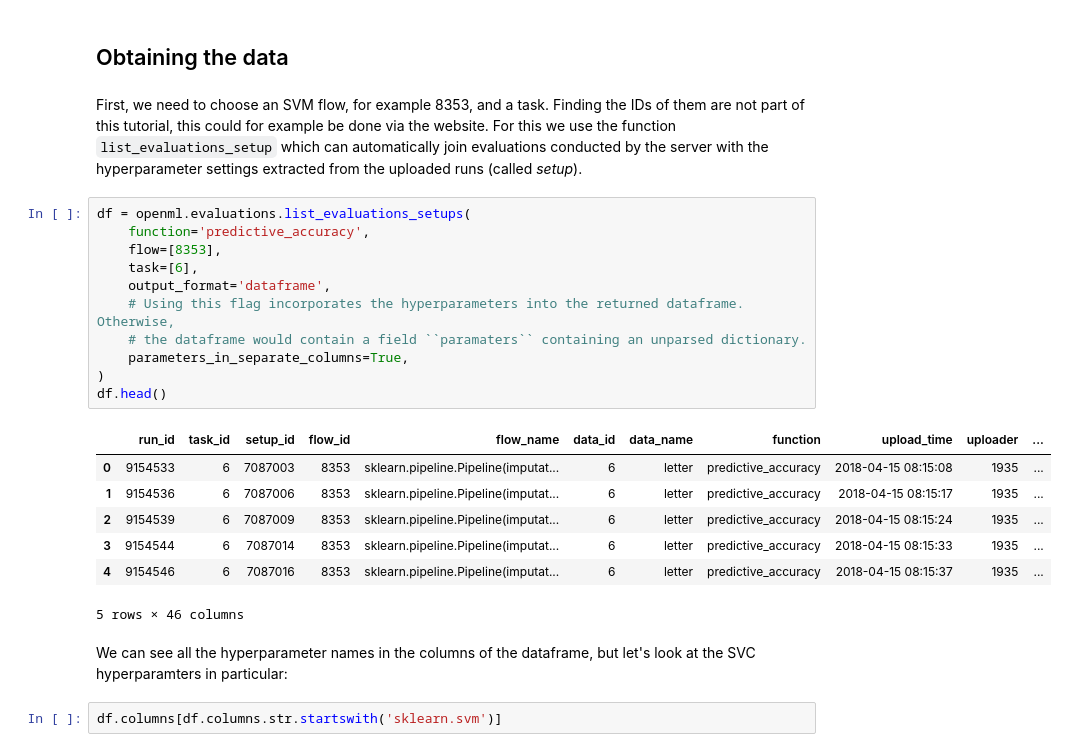
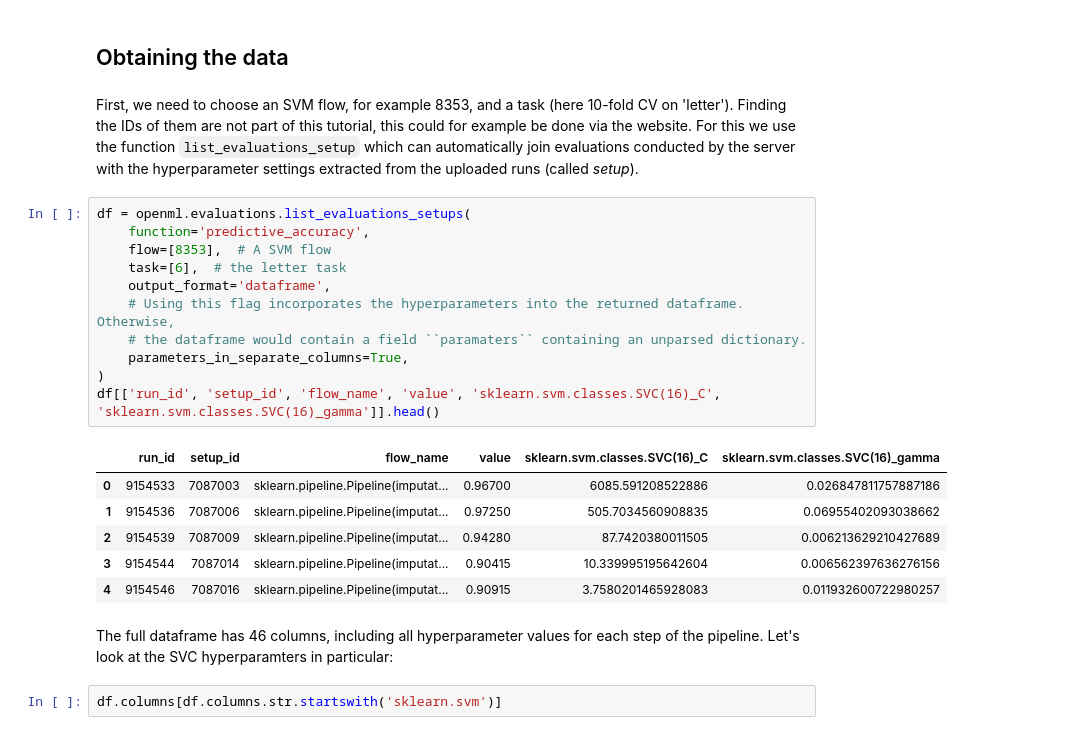
Before and after one commit to PGijsbers/Talks, a Jupyter notebook: odsc/2_OpenML_PlottingHyperparameterSurface.ipynb, the cells around one changed output. Cells and saved outputs as stored; diff of their text form.

```diff
--- a/odsc/2_OpenML_PlottingHyperparameterSurface.ipynb
+++ b/odsc/2_OpenML_PlottingHyperparameterSurface.ipynb
@@ -12,7 +12,7 @@ import numpy as np
 # %% [markdown]
 ## Obtaining the data
 # %% [markdown]
-First, we need to choose an SVM flow, for example 8353, and a task.
+First, we need to choose an SVM flow, for example 8353, and a task (here 10-fold CV on 'letter').
 Finding the IDs of them are not part of this tutorial, this could for example be done via the website.
 For this we use the function ``list_evaluations_setup`` which can automatically join
 evaluations conducted by the server with the hyperparameter settings extracted from the
@@ -20,24 +20,23 @@ uploaded runs (called *setup*).
 # %%
 df = openml.evaluations.list_evaluations_setups(
     function='predictive_accuracy',
-    flow=[8353],
-    task=[6],
+    flow=[8353],  # A SVM flow
+    task=[6],  # the letter task
     output_format='dataframe',
     # Using this flag incorporates the hyperparameters into the returned dataframe. Otherwise,
     # the dataframe would contain a field ``paramaters`` containing an unparsed dictionary.
     parameters_in_separate_columns=True,
 )
-df.head()
+df[['run_id', 'setup_id', 'flow_name', 'value', 'sklearn.svm.classes.SVC(16)_C', 'sklearn.svm.classes.SVC(16)_gamma']].head()
 # %% [output]
-|  | run_id | task_id | setup_id | flow_id | flow_name | data_id | data_name | function | upload_time | uploader | ... |
-| 0 | 9154533 | 6 | 7087003 | 8353 | sklearn.pipeline.Pipeline(imputat... | 6 | letter | predictive_accuracy | 2018-04-15 08:15:08 | 1935 | ... |
-| 1 | 9154536 | 6 | 7087006 | 8353 | sklearn.pipeline.Pipeline(imputat... | 6 | letter | predictive_accuracy | 2018-04-15 08:15:17 | 1935 | ... |
-| 2 | 9154539 | 6 | 7087009 | 8353 | sklearn.pipeline.Pipeline(imputat... | 6 | letter | predictive_accuracy | 2018-04-15 08:15:24 | 1935 | ... |
-| 3 | 9154544 | 6 | 7087014 | 8353 | sklearn.pipeline.Pipeline(imputat... | 6 | letter | predictive_accuracy | 2018-04-15 08:15:33 | 1935 | ... |
-| 4 | 9154546 | 6 | 7087016 | 8353 | sklearn.pipeline.Pipeline(imputat... | 6 | letter | predictive_accuracy | 2018-04-15 08:15:37 | 1935 | ... |
+|  | run_id | setup_id | flow_name | value | sklearn.svm.classes.SVC(16)_C | sklearn.svm.classes.SVC(16)_gamma |
+| 0 | 9154533 | 7087003 | sklearn.pipeline.Pipeline(imputat... | 0.96700 | 6085.591208522886 | 0.026847811757887186 |
+| 1 | 9154536 | 7087006 | sklearn.pipeline.Pipeline(imputat... | 0.97250 | 505.7034560908835 | 0.06955402093038662 |
+| 2 | 9154539 | 7087009 | sklearn.pipeline.Pipeline(imputat... | 0.94280 | 87.7420380011505 | 0.006213629210427689 |
+| 3 | 9154544 | 7087014 | sklearn.pipeline.Pipeline(imputat... | 0.90415 | 10.339995195642604 | 0.006562397636276156 |
+| 4 | 9154546 | 7087016 | sklearn.pipeline.Pipeline(imputat... | 0.90915 | 3.7580201465928083 | 0.011932600722980257 |
-5 rows × 46 columns
 # %% [markdown]
-We can see all the hyperparameter names in the columns of the dataframe, but let's look at the SVC hyperparamters in particular:
+The full dataframe has 46 columns, including all hyperparameter values for each step of the pipeline. Let's look at the SVC hyperparamters in particular:
 # %%
 df.columns[df.columns.str.startswith('sklearn.svm')]
 # %% [output]
```
Also changed, not shown: parts of 5 cells of this notebook, 1 other file.
